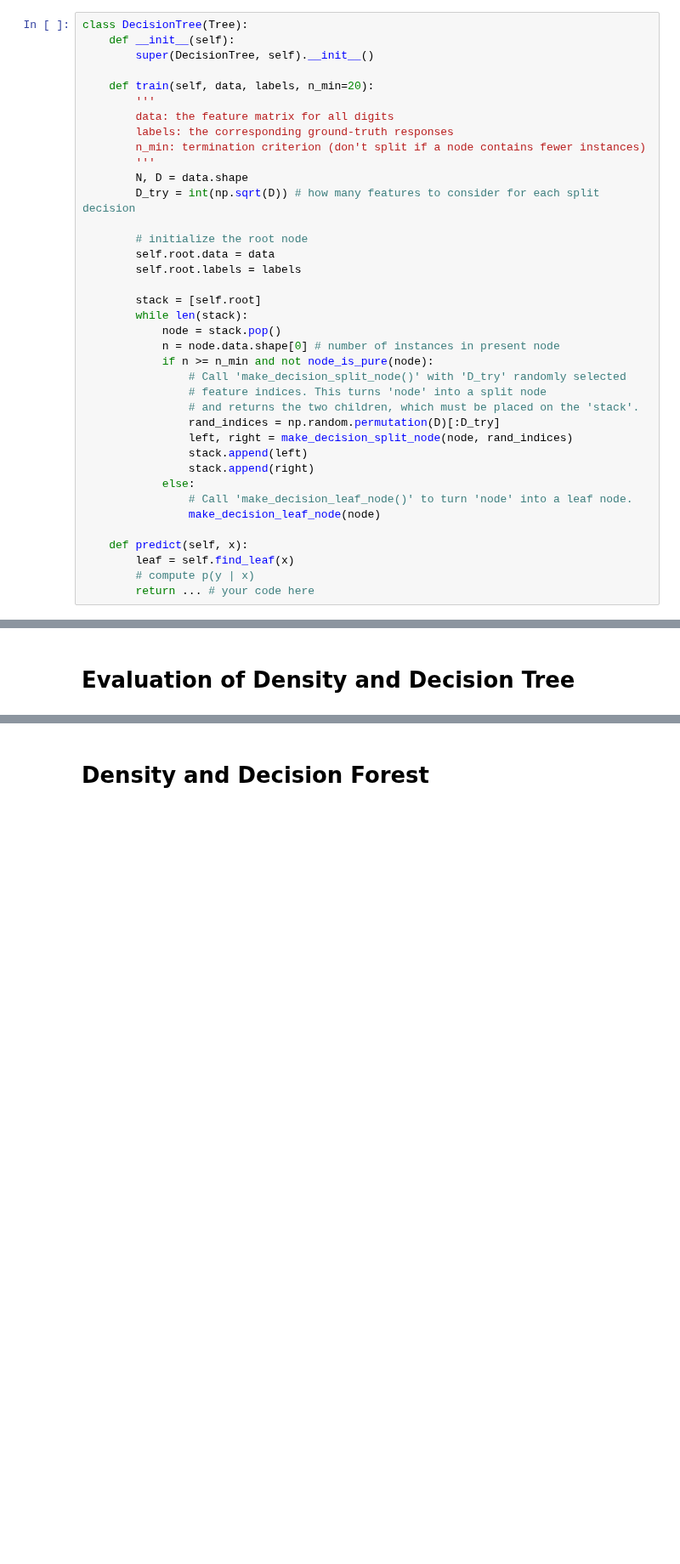
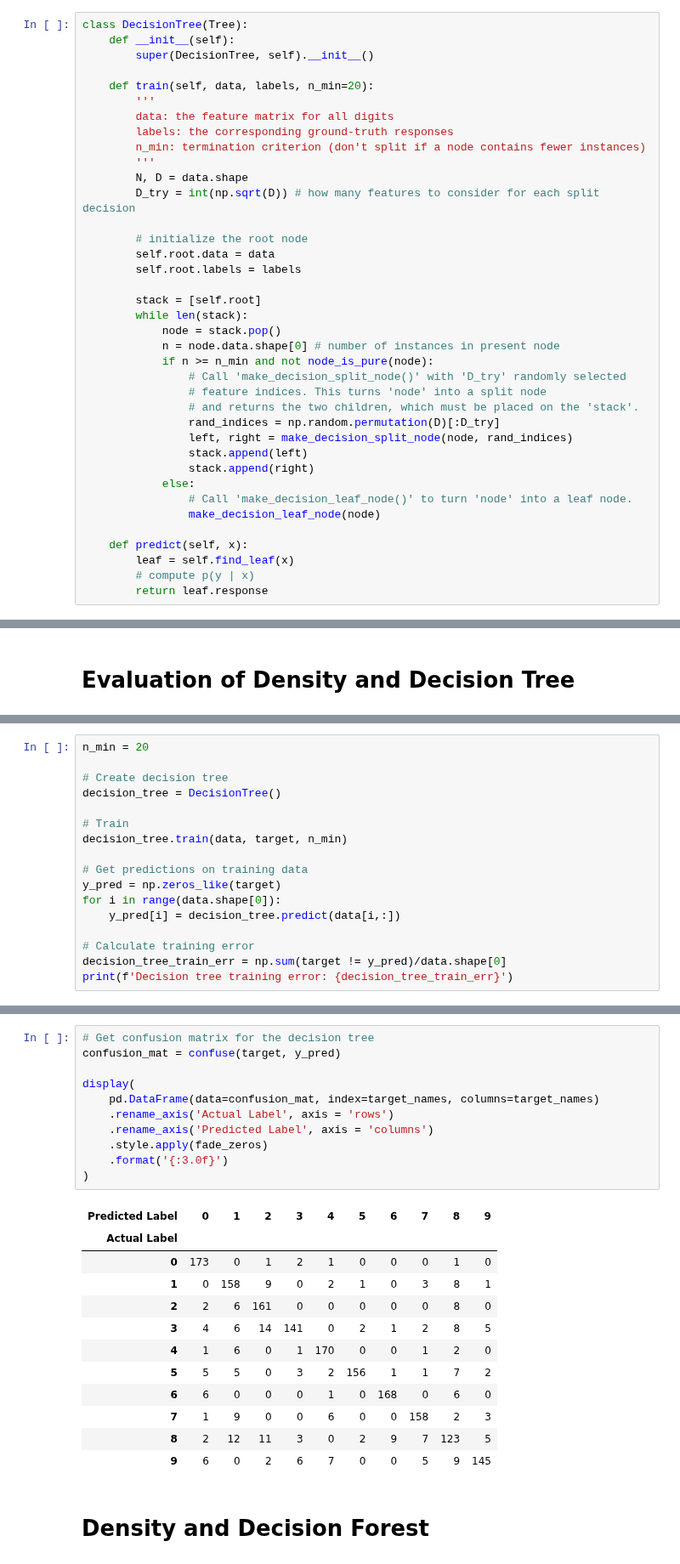
Before and after one commit to eliaserland/heidelberg-courses, a Jupyter notebook: machine-learning/problem-set-4/tree-methods-stubs.ipynb, the cells around one changed output, grey strips where cells are left out. Shown at 85% size. Saved outputs shown, nothing was run; the diff lists cells and outputs as text; blank space fills up the shorter version.

```diff
--- a/machine-learning/problem-set-4/tree-methods-stubs.ipynb
+++ b/machine-learning/problem-set-4/tree-methods-stubs.ipynb
@@ -227,4 +231,4 @@ class DecisionTree(Tree):
     def predict(self, x):
         leaf = self.find_leaf(x)
         # compute p(y | x)
-        return ... # your code here
+        return leaf.response
@@ -328,0 +448,17 @@ def node_is_pure(node):
+# %%
+n_min = 20
+
+# Create decision tree
+decision_tree = DecisionTree()
+
+# Train
+decision_tree.train(data, target, n_min)
+
+# Get predictions on training data
+y_pred = np.zeros_like(target)
+for i in range(data.shape[0]):
+    y_pred[i] = decision_tree.predict(data[i,:])
+
+# Calculate training error
+decision_tree_train_err = np.sum(target != y_pred)/data.shape[0]
+print(f'Decision tree training error: {decision_tree_train_err}')
@@ -329,3 +467,27 @@ def node_is_pure(node):
+# %%
+# Get confusion matrix for the decision tree
+confusion_mat = confuse(target, y_pred)
+
+display(
+    pd.DataFrame(data=confusion_mat, index=target_names, columns=target_names)
+    .rename_axis('Actual Label', axis = 'rows')
+    .rename_axis('Predicted Label', axis = 'columns')
+    .style.apply(fade_zeros)
+    .format('{:3.0f}')
+)
+# %% [output]
+| Predicted Label | 0 | 1 | 2 | 3 | 4 | 5 | 6 | 7 | 8 | 9 |
+| Actual Label |  |  |  |  |  |  |  |  |  |  |
+| 0 | 173 | 0 | 1 | 2 | 1 | 0 | 0 | 0 | 1 | 0 |
+| 1 | 0 | 158 | 9 | 0 | 2 | 1 | 0 | 3 | 8 | 1 |
+| 2 | 2 | 6 | 161 | 0 | 0 | 0 | 0 | 0 | 8 | 0 |
+| 3 | 4 | 6 | 14 | 141 | 0 | 2 | 1 | 2 | 8 | 5 |
+| 4 | 1 | 6 | 0 | 1 | 170 | 0 | 0 | 1 | 2 | 0 |
+| 5 | 5 | 5 | 0 | 3 | 2 | 156 | 1 | 1 | 7 | 2 |
+| 6 | 6 | 0 | 0 | 0 | 1 | 0 | 168 | 0 | 6 | 0 |
+| 7 | 1 | 9 | 0 | 0 | 6 | 0 | 0 | 158 | 2 | 3 |
+| 8 | 2 | 12 | 11 | 3 | 0 | 2 | 9 | 7 | 123 | 5 |
+| 9 | 6 | 0 | 2 | 6 | 7 | 0 | 0 | 5 | 9 | 145 |
 # %% [markdown]
 # Density and Decision Forest
 # %%
```
Also changed, not shown: parts of 18 cells of this notebook.
